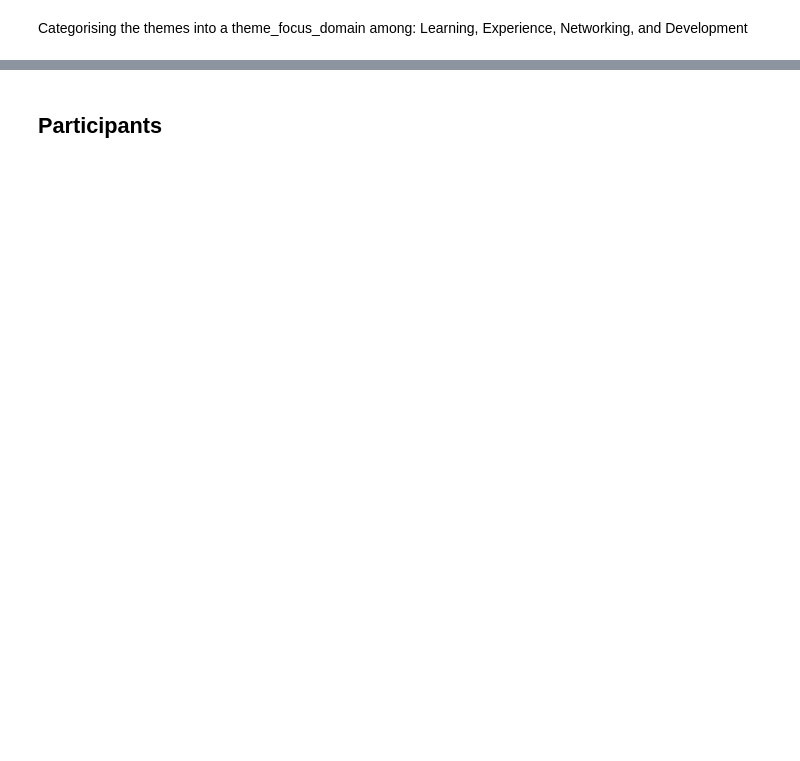
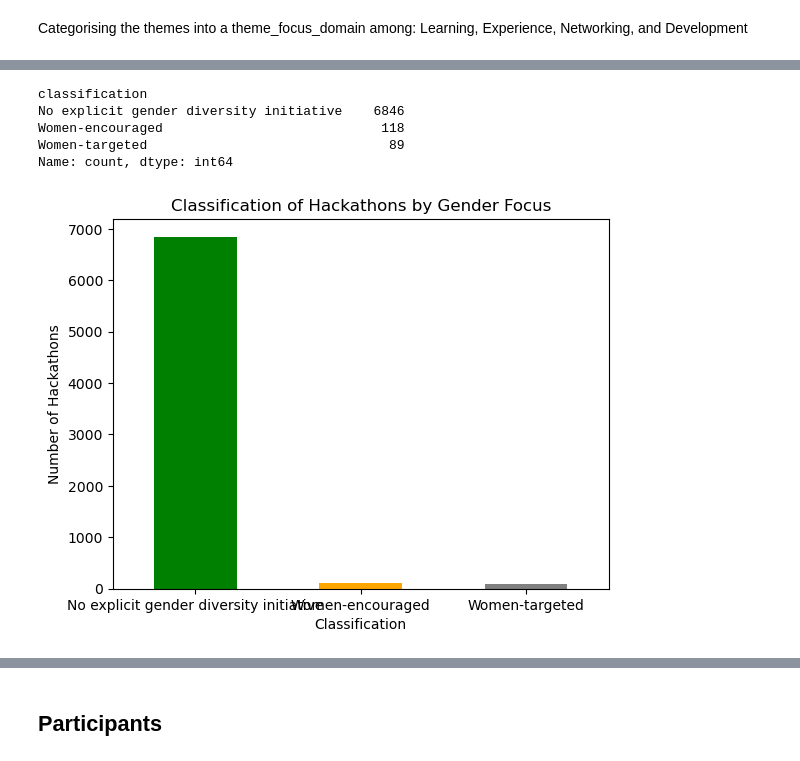
Before and after one commit to isha-narang/Diversity-in-Hackathons, a Jupyter notebook: descriptive_statistics.ipynb, the cells around one changed output, grey strips where cells are left out. Saved outputs shown, nothing was run; the diff lists cells and outputs as text; code cells hidden in the pictures; blank space fills up the shorter version.

```diff
--- a/descriptive_statistics.ipynb
+++ b/descriptive_statistics.ipynb
@@ -437,0 +405,5 @@ hackathons[['themes','prize_money','prize_money_status','theme_domain_focus']]
+# %%
+#creating column combined_text using columns
+# Assuming hackathons is your DataFrame
+hackathons['combined_text'] = hackathons[['Subtitles', 'Judging Criteria', 'Sponsors', 'Eligibility']].fillna('').agg(' '.join, axis=1)
+hackathons['combined_text']
@@ -437,0 +448,23 @@ hackathons[['themes','prize_money','prize_money_status','theme_domain_focus']]
+# %%
+import re
+# Convert 'Eligibility' to string and replace NaNs with an empty string
+hackathons['Eligibility'] = hackathons['Eligibility'].fillna('').astype(str)
+
+def classify_hackathon(text):
+    # Ensure text is in lowercase
+    text = text.lower()  # This should now work without errors
+
+    # Count the occurrences of each set of keywords
+    targeted_count = sum(1 for keyword in keywords_women_targeted if re.search(r'\b' + re.escape(keyword) + r'\b', text))
+    encouraged_count = sum(1 for keyword in keywords_women_encouraged if re.search(r'\b' + re.escape(keyword) + r'\b', text))
+
+    # Classify based on the counts
+    if targeted_count > 0:
+        return 'Women-targeted'
+    elif encouraged_count > 0:
+        return 'Women-encouraged'
+    else:
+        return 'No explicit gender diversity initiative'
+
+# Apply the classification function
+hackathons['classification'] = hackathons['Eligibility'].apply(classify_hackathon)
@@ -437,0 +475,19 @@ hackathons[['themes','prize_money','prize_money_status','theme_domain_focus']]
+# %%
+# Analyze classification counts
+classification_counts = hackathons['classification'].value_counts()
+print(classification_counts)
+
+# Visualization
+classification_counts.plot(kind='bar', color=['green', 'orange', 'grey'])
+plt.title('Classification of Hackathons by Gender Focus')
+plt.xlabel('Classification')
+plt.ylabel('Number of Hackathons')
+plt.xticks(rotation=0)
+plt.show()
+# %% [output]
+classification
+No explicit gender diversity initiative    6846
+Women-encouraged                            118
+Women-targeted                               89
+Name: count, dtype: int64
+[figure, added]
```
Also changed, not shown: parts of 85 cells of this notebook.
